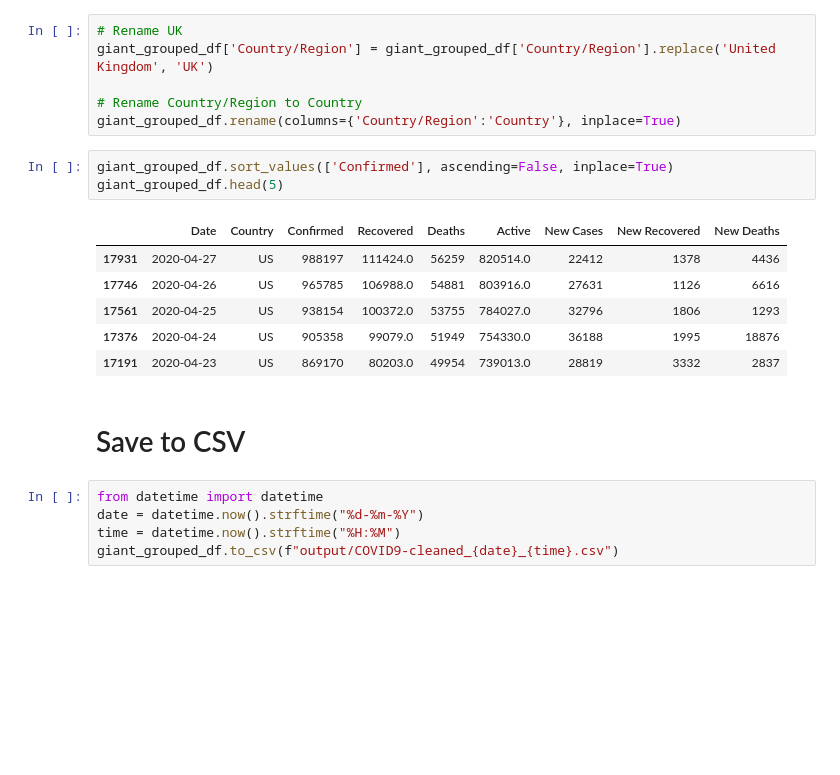
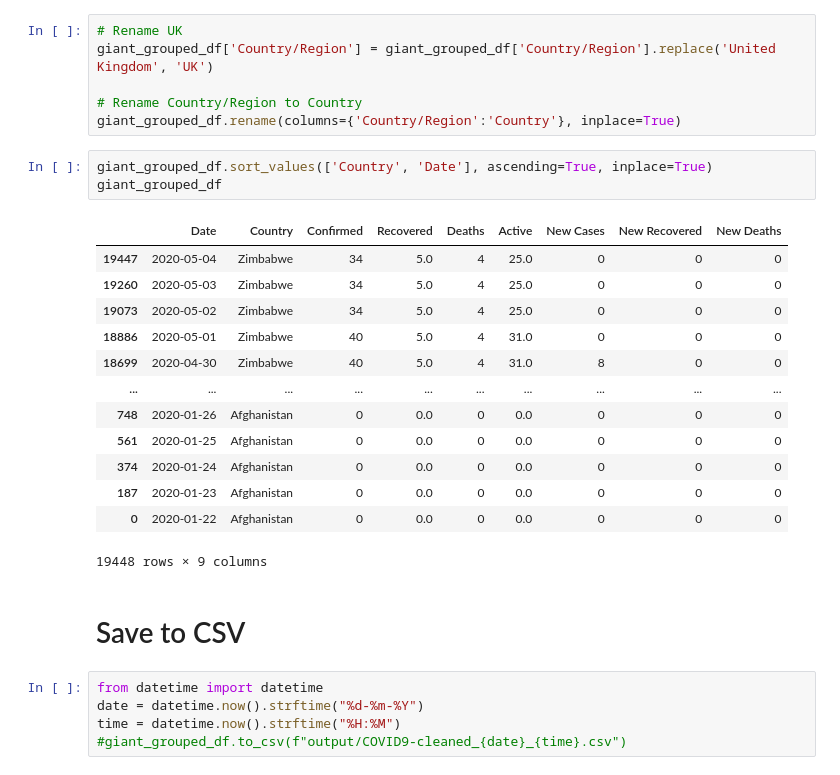
Before and after one commit to wQvaale/COSC3000, a Jupyter notebook: covid19-preprocess.ipynb, the cells around one changed output. Drawn from its saved outputs; the diff is of its cells as text; blank space fills up the shorter version.

```diff
--- a/covid19-preprocess.ipynb
+++ b/covid19-preprocess.ipynb
@@ -186,19 +196,26 @@ giant_grouped_df['Country/Region'] = giant_grouped_df['Country/Region'].replace(
 # Rename Country/Region to Country
 giant_grouped_df.rename(columns={'Country/Region':'Country'}, inplace=True)
 # %%
-giant_grouped_df.sort_values(['Confirmed'], ascending=False, inplace=True)
-giant_grouped_df.head(5)
+giant_grouped_df.sort_values(['Country', 'Date'], ascending=True, inplace=True)
+giant_grouped_df
 # %% [output]
 |  | Date | Country | Confirmed | Recovered | Deaths | Active | New Cases | New Recovered | New Deaths |
-| 17931 | 2020-04-27 | US | 988197 | 111424.0 | 56259 | 820514.0 | 22412 | 1378 | 4436 |
-| 17746 | 2020-04-26 | US | 965785 | 106988.0 | 54881 | 803916.0 | 27631 | 1126 | 6616 |
-| 17561 | 2020-04-25 | US | 938154 | 100372.0 | 53755 | 784027.0 | 32796 | 1806 | 1293 |
-| 17376 | 2020-04-24 | US | 905358 | 99079.0 | 51949 | 754330.0 | 36188 | 1995 | 18876 |
-| 17191 | 2020-04-23 | US | 869170 | 80203.0 | 49954 | 739013.0 | 28819 | 3332 | 2837 |
+| 19447 | 2020-05-04 | Zimbabwe | 34 | 5.0 | 4 | 25.0 | 0 | 0 | 0 |
+| 19260 | 2020-05-03 | Zimbabwe | 34 | 5.0 | 4 | 25.0 | 0 | 0 | 0 |
+| 19073 | 2020-05-02 | Zimbabwe | 34 | 5.0 | 4 | 25.0 | 0 | 0 | 0 |
+| 18886 | 2020-05-01 | Zimbabwe | 40 | 5.0 | 4 | 31.0 | 0 | 0 | 0 |
+| 18699 | 2020-04-30 | Zimbabwe | 40 | 5.0 | 4 | 31.0 | 8 | 0 | 0 |
+| ... | ... | ... | ... | ... | ... | ... | ... | ... | ... |
+| 748 | 2020-01-26 | Afghanistan | 0 | 0.0 | 0 | 0.0 | 0 | 0 | 0 |
+| 561 | 2020-01-25 | Afghanistan | 0 | 0.0 | 0 | 0.0 | 0 | 0 | 0 |
+| 374 | 2020-01-24 | Afghanistan | 0 | 0.0 | 0 | 0.0 | 0 | 0 | 0 |
+| 187 | 2020-01-23 | Afghanistan | 0 | 0.0 | 0 | 0.0 | 0 | 0 | 0 |
+| 0 | 2020-01-22 | Afghanistan | 0 | 0.0 | 0 | 0.0 | 0 | 0 | 0 |
+19448 rows × 9 columns
 # %% [markdown]
 # Save to CSV
 # %%
 from datetime import datetime
 date = datetime.now().strftime("%d-%m-%Y")
 time = datetime.now().strftime("%H:%M")
-giant_grouped_df.to_csv(f"output/COVID9-cleaned_{date}_{time}.csv")
+#giant_grouped_df.to_csv(f"output/COVID9-cleaned_{date}_{time}.csv")
```
Also changed, not shown: parts of 5 cells of this notebook, 3 other files.
